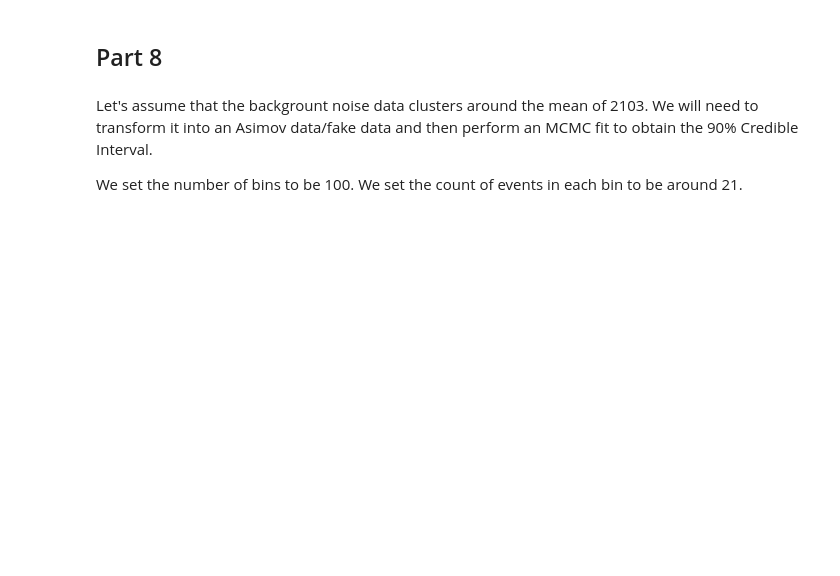
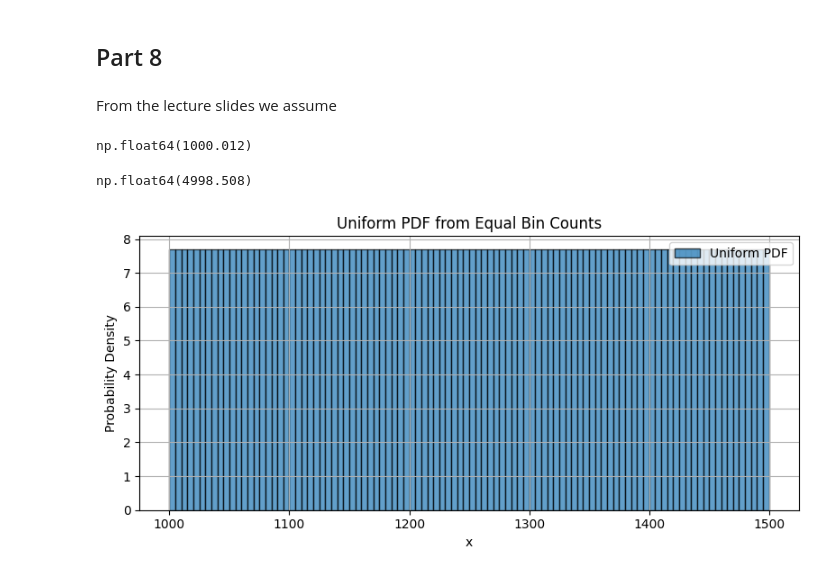
Before and after one commit to melissamp03/DSC291_FINAL-PROJECT, a Jupyter notebook: DSC291_Final-Project_2025.ipynb, the cells around one changed output. Cells and saved outputs as stored; diff of their text form; code cells hidden in the pictures; blank space fills up the shorter version.

```diff
--- a/DSC291_Final-Project_2025.ipynb
+++ b/DSC291_Final-Project_2025.ipynb
@@ -546,6 +603,46 @@ Reduced Chi-Square: 4.09
 # %% [markdown]
 ## Part 8
-# %% [markdown]
-Let's assume that the backgrount noise data clusters around the mean of 2103. We will need to transform it into an Asimov data/fake data and then perform an MCMC fit to obtain the 90% Credible Interval.
-
-We set the number of bins to be 100. We set the count of events in each bin to be around 21.
+# %% [markdown]
+From the lecture slides we assume
+# %%
+min([A_min_energy, B_min_energy, C_min_energy])
+# %% [output]
+np.float64(1000.012)
+# %%
+max([A_max_energy, B_max_energy,  C_max_energy])
+# %% [output]
+np.float64(4998.508)
+# %%
+import numpy as np
+import matplotlib.pyplot as plt
+
+# Parameters
+a = 1000           # Start of range
+b = 1500        # End of range
+num_bins = 100   # Number of bins
+events_per_bin = 7.7  # Events in each bin
+
+# Derived
+bin_edges = np.linspace(a, b, num_bins + 1)
+bin_centers = (bin_edges[:-1] + bin_edges[1:]) / 2
+bin_width = bin_edges[1] - bin_edges[0]
+total_events = events_per_bin * num_bins
+
+# Uniform histogram (raw counts)
+pdf_values = np.full(num_bins, events_per_bin)
+
+# # Normalize to get PDF
+# pdf_values = hist_counts / (total_events * bin_width)
+
+# Plot
+plt.figure(figsize=(8, 4))
+plt.bar(bin_centers, pdf_values, width=bin_width, edgecolor='black', alpha=0.7, label='Uniform PDF')
+plt.title('Uniform PDF from Equal Bin Counts')
+plt.xlabel('x')
+plt.ylabel('Probability Density')
+plt.grid(True)
+plt.legend()
+plt.tight_layout()
+plt.show()
+# %% [output]
+[figure, added]
```
Also changed, not shown: parts of 22 cells of this notebook.
